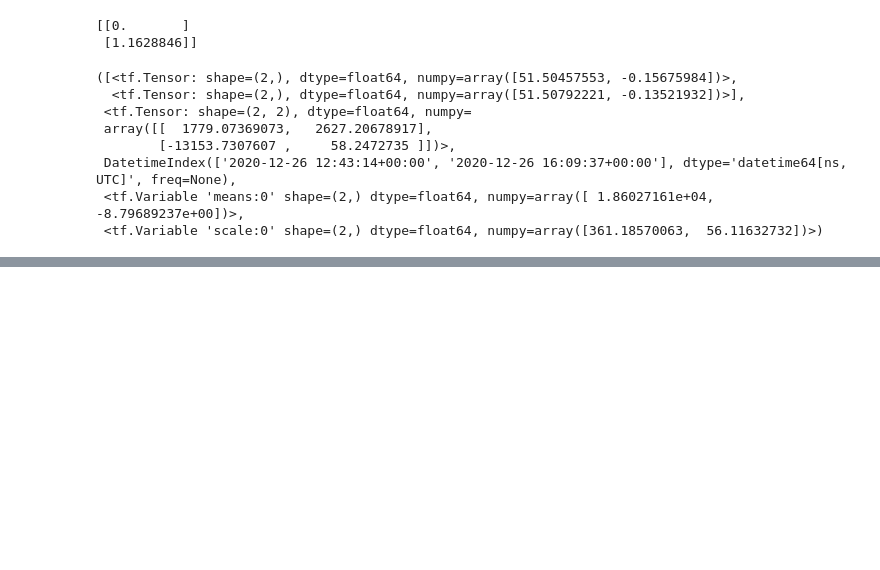
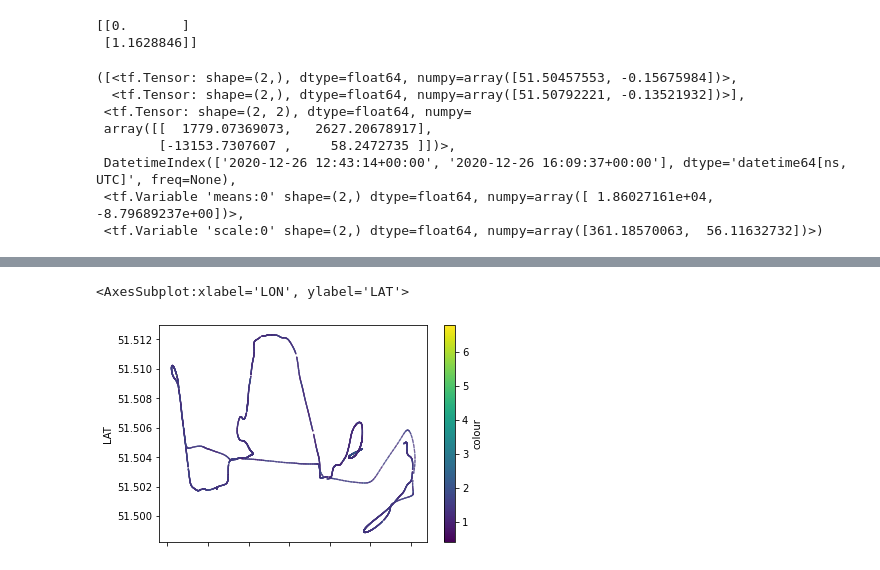
Before and after one commit to wolfiex/TemporalGeoLocation, a Jupyter notebook: loadsaved.ipynb, the cells around one changed output, grey strips where cells are left out. Drawn from its saved outputs; the diff is of its cells as text; code cells hidden in the pictures; blank space fills up the shorter version.

```diff
--- a/loadsaved.ipynb
+++ b/loadsaved.ipynb
@@ -71,0 +106,14 @@ l.scaled
+# %%
+
+df.LAT = val[:,0]
+df.LON = val[:,1]
+df['err_LAT'] = 1.96 * err[:,0]**0.5
+df['err_LON'] = 1.96 * err[:,1]**0.5
+df.to_csv('./data_corrected.csv',index=False)
+# %%
+what = 'PM3'
+df['colour'] = df[what]**.3
+df.plot(x='LON',y='LAT',c='colour',kind='scatter',s=.1,cmap='viridis')
+# %% [output]
+<AxesSubplot:xlabel='LON', ylabel='LAT'>
+[figure, added]
```
Also changed, not shown: parts of 8 cells of this notebook, 43 other files.
